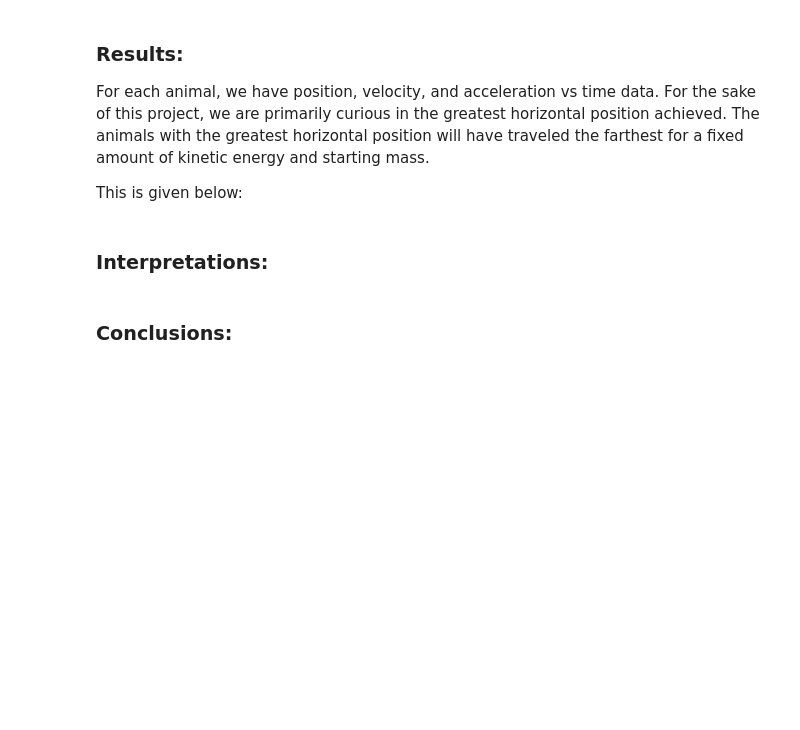
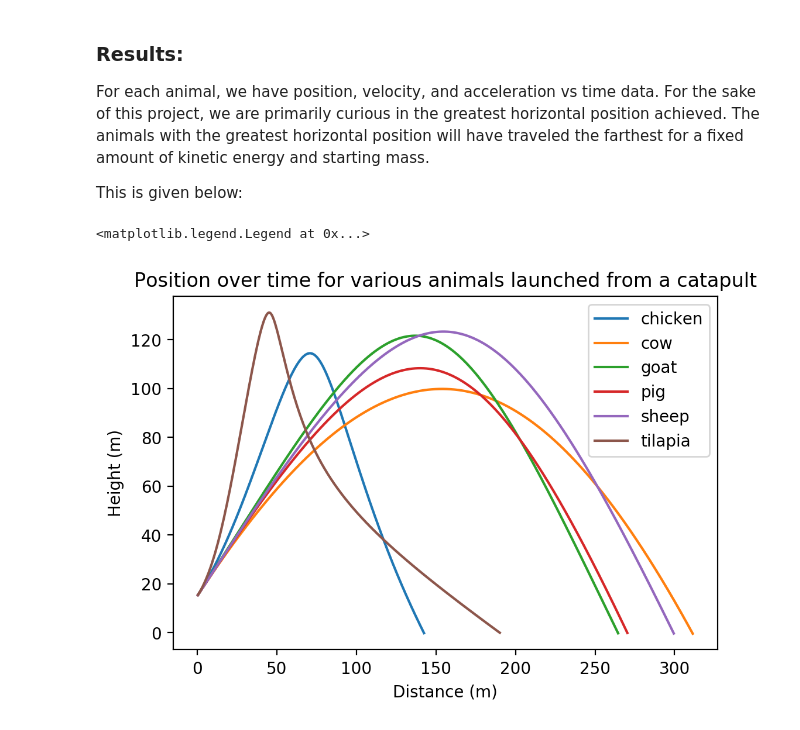
Before and after one commit to jkelleyrtp/ModSimPyProject3, a Jupyter notebook: ModSimProject3.ipynb, the cells around one changed output. Drawn from its saved outputs; the diff is of its cells as text; code cells hidden in the pictures; blank space fills up the shorter version.

```diff
--- a/ModSimProject3.ipynb
+++ b/ModSimProject3.ipynb
@@ -285,7 +311,7 @@ class launcher:
         self.projectile.state.position = self.release_position
         self.num_projectiles = num_projectiles
 
-    def launch(self, launch_end_condition, kinetic_energy, launch_angle = np.radians(45)):
+    def launch(self, launch_end_condition, kinetic_energy, launch_angle = np.radians(45), cl = 0, cd = 0):
         '''
         Set the initial velocity for the projectiles
         Run their "tick()" functions until the end condition is met
@@ -355,26 +375,33 @@ array([9.8, 9.8])
 # %%
-animals = {"chicken": {'num_animals' : 99,  'mass' : 6.35,   'image' : 'images/chicken.png'},
-           "cow":     {'num_animals' : 1,   'mass' : 630.49, 'image' : 'images/cow.png'},
-           "goat":    {'num_animals' : 5,   'mass' : 124.74, 'image' : 'images/goat.png'},
-           "pig":     {'num_animals' : 5,   'mass' : 124.74, 'image' : 'images/pig.png'},
-           "sheep":   {'num_animals' : 5,   'mass' : 113.91, 'image' : 'images/sheep.png'},
-           "tilapia": {'num_animals' : 228, 'mass' : 1.25,   'image' : 'images/tilapia.png'}}
+animals = {"chicken": {'num_animals' : 99,  'mass' : 6.35,   'cl':0.32 , 'cd':0.18 , 'wing_area':0.67, 'frontal_area':0.67, 'image' : 'images/chicken.png'},
+           "cow":     {'num_animals' : 1,   'mass' : 630.49, 'cl':0.30 , 'cd':0.27 , 'wing_area':4.0,  'frontal_area':2.0,  'image' : 'images/cow.png'},
+           "goat":    {'num_animals' : 5,   'mass' : 124.74, 'cl':0.37 , 'cd':0.25 , 'wing_area':3.0,  'frontal_area':1.5,  'image' : 'images/goat.png'},
+           "pig":     {'num_animals' : 5,   'mass' : 124.74, 'cl':0.28 , 'cd':0.27 , 'wing_area':2.5,  'frontal_area':1.25, 'image' : 'images/pig.png'},
+           "sheep":   {'num_animals' : 5,   'mass' : 113.91, 'cl':0.28 , 'cd':0.26 , 'wing_area':2.5,  'frontal_area':1.0,  'image' : 'images/sheep.png'},
+           "tilapia": {'num_animals' : 228, 'mass' : 1.25,   'cl':0.23 , 'cd':0.21 , 'wing_area':0.5,  'frontal_area':0.25, 'image' : 'images/tilapia.png'}}
 
+animal_data = []
 for animal, properties in (animals.items()):
     catapult = launcher()
 
     animal_sim = projectile(image = properties['image'],
-                         mass = properties['mass'],
-                         dt = dt)
+                            mass = properties['mass'],
+                            cl = properties['cl'],
+                            cd = properties['cd'],
+                            wing_area = properties['wing_area'],
+                            frontal_area = properties['frontal_area'],
+                            name = animal,
+                            dt = .01)
 
     animal_sim.add_force(lift)
     animal_sim.add_force(drag)
     animal_sim.add_force(gravity)
 
-    catapult.load(animal_sim, num_projectiles = properties['num_animals'])
-    animal['results'] = catapult.launch(kinetic_energy = 1e6,
-                                        launch_angle = np.radians(45)
-                                        end_condition = launch_end_condition)
+    catapult.load_projectile(animal_sim, num_projectiles = properties['num_animals'])
+    catapult.launch(launch_end_condition,
+                    kinetic_energy = 1e6,
+                    launch_angle = np.radians(45))
+    animal_data.append(animal_sim)
 # %% [markdown]
 ### Results:
 
@@ -389,4 +411,14 @@ plt.bar()
-# %% [markdown]
-### Interpretations:
-# %% [markdown]
-### Conclusions:
+# %%
+plt.figure(dpi = 200)
+for animal in animal_data:
+    positions = np.array(animal.positions)
+    plt.plot(positions[:,0], positions[:,1], label = animal.name)
+    plt.xlabel("Distance (m)")
+    plt.ylabel("Height (m)")
+    animal.max_distance = positions[:,0][-1]
+
+plt.title("Position over time for various animals launched from a catapult")
+plt.legend()
+# %% [output]
+<matplotlib.legend.Legend at 0x...>
+[figure, added]
```
Also changed, not shown: parts of 12 cells of this notebook.
